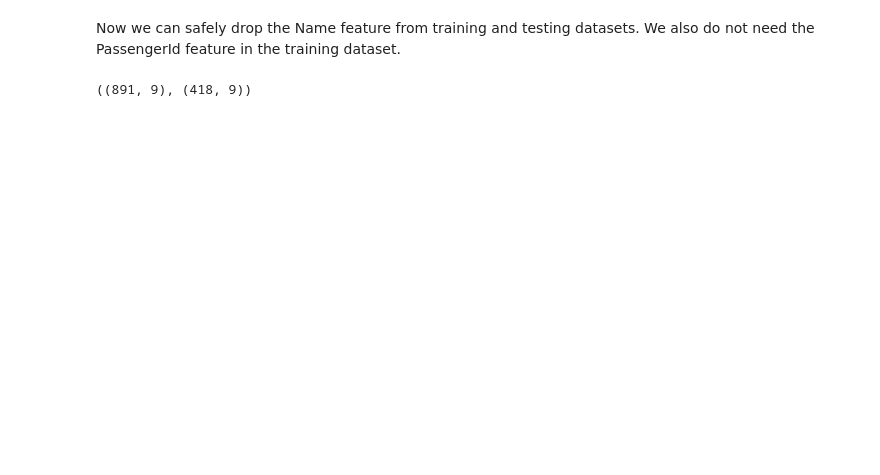
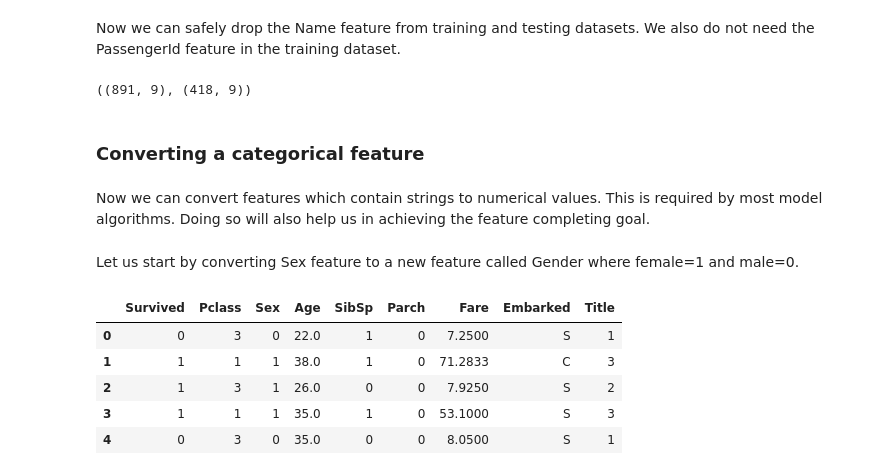
Before and after one commit to Sameta-cani/jwork, a Jupyter notebook: Titanic Data Science Solutions.ipynb, the cells around one changed output. Drawn from its saved outputs; the diff is of its cells as text; code cells hidden in the pictures; blank space fills up the shorter version.

```diff
--- a/Titanic Data Science Solutions.ipynb
+++ b/Titanic Data Science Solutions.ipynb
@@ -644,3 +644,21 @@ combine = [train_df, test_df]
 train_df.shape, test_df.shape
 # %% [output]
 ((891, 9), (418, 9))
+# %% [markdown]
+### Converting a categorical feature
+# %% [markdown]
+Now we can convert features which contain strings to numerical values. This is required by most model algorithms. Doing so will also help us in achieving the feature completing goal.
+# %% [markdown]
+Let us start by converting Sex feature to a new feature called Gender where female=1 and male=0.
+# %%
+for dataset in combine:
+    dataset['Sex'] = dataset['Sex'].map({'female': 1, 'male': 0}).astype(int)
+
+train_df.head()
+# %% [output]
+|  | Survived | Pclass | Sex | Age | SibSp | Parch | Fare | Embarked | Title |
+| 0 | 0 | 3 | 0 | 22.0 | 1 | 0 | 7.2500 | S | 1 |
+| 1 | 1 | 1 | 1 | 38.0 | 1 | 0 | 71.2833 | C | 3 |
+| 2 | 1 | 3 | 1 | 26.0 | 0 | 0 | 7.9250 | S | 2 |
+| 3 | 1 | 1 | 1 | 35.0 | 1 | 0 | 53.1000 | S | 3 |
+| 4 | 0 | 3 | 0 | 35.0 | 0 | 0 | 8.0500 | S | 1 |
```
Also changed, not shown: parts of 26 cells of this notebook.
